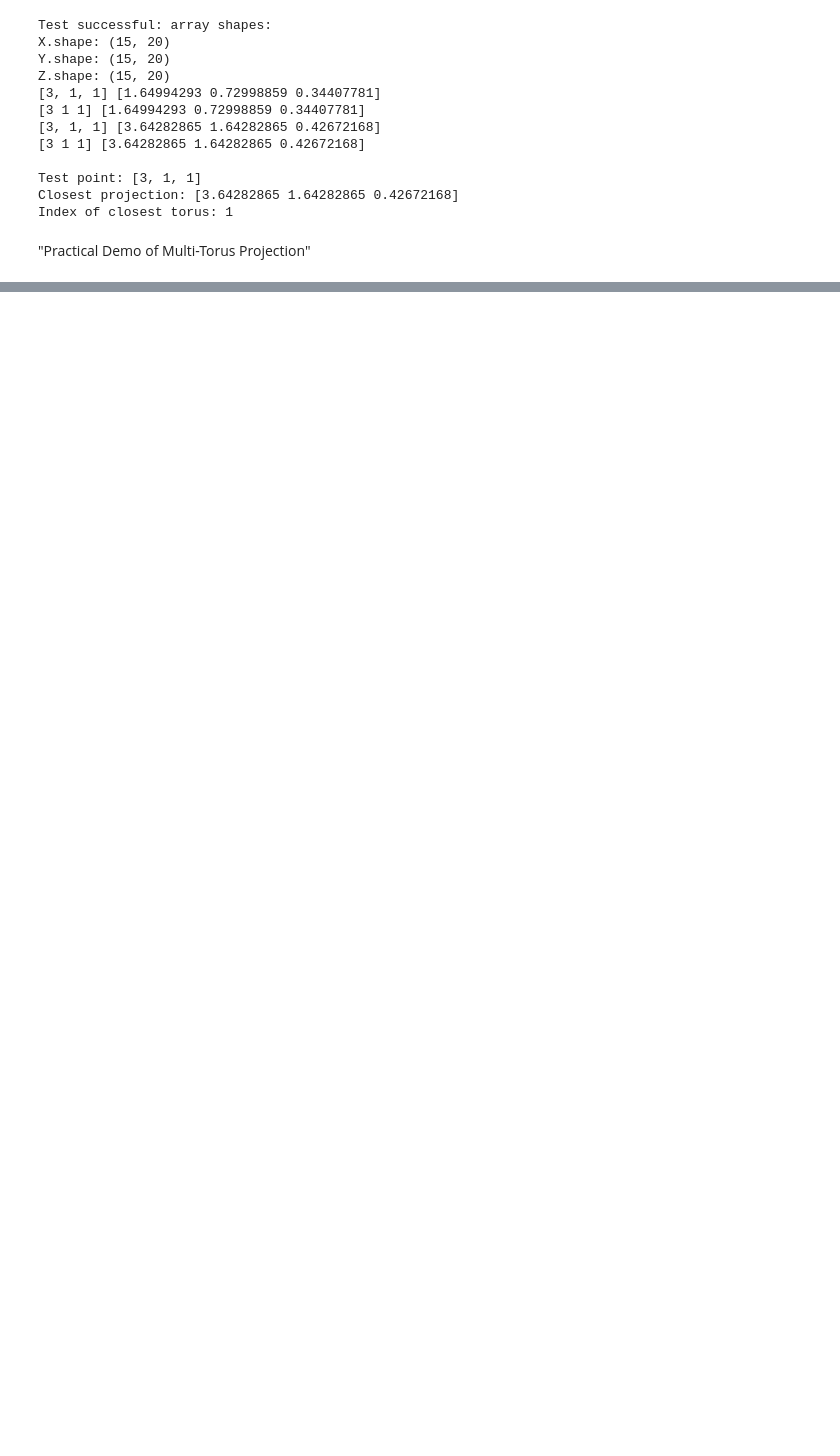
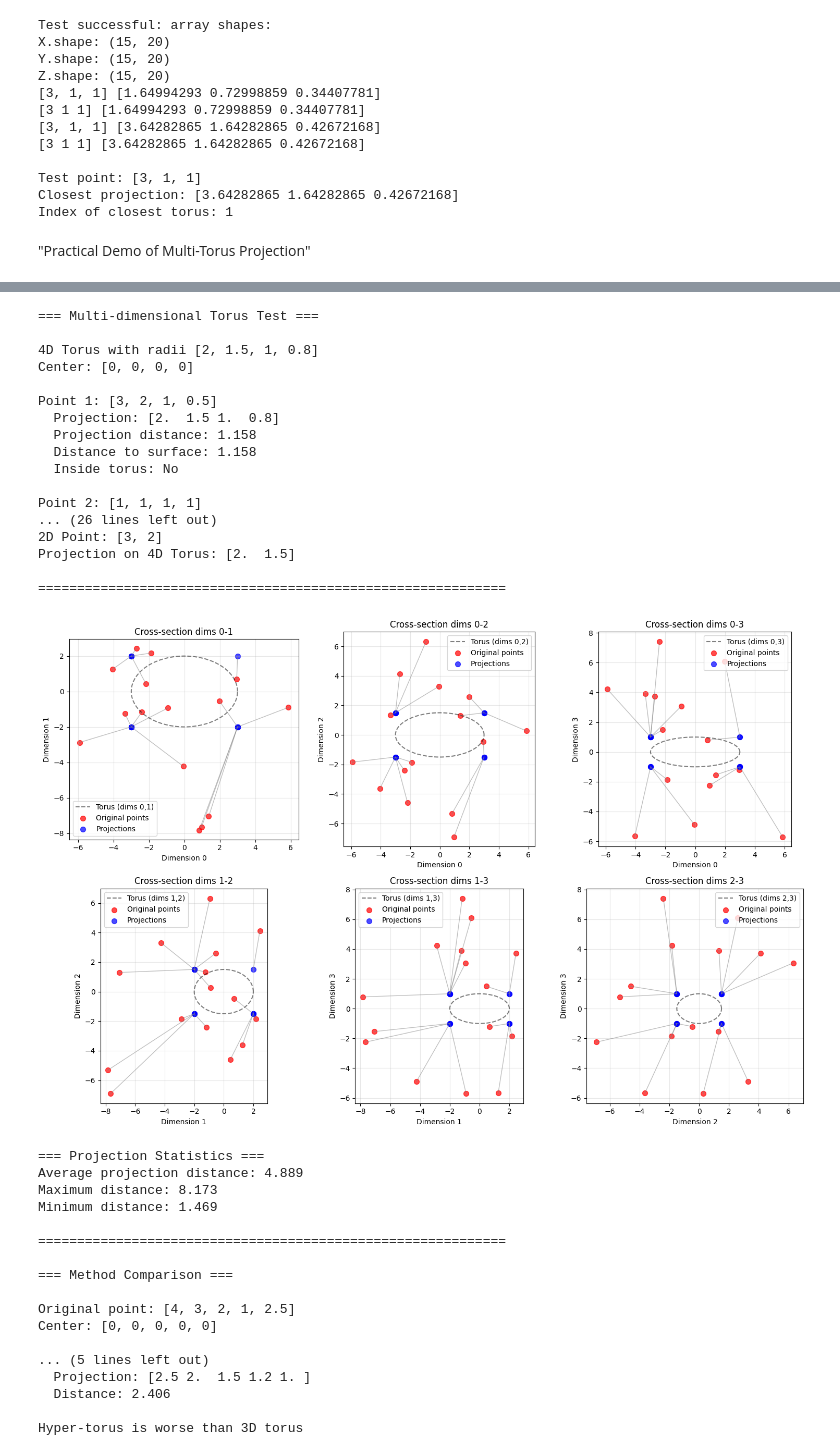
Before and after one commit to maralkh/Manifold-Learning, a Jupyter notebook: src/projections.ipynb, the cells around one changed output, grey strips where cells are left out. Drawn from its saved outputs; the diff is of its cells as text; code cells hidden in the pictures; blank space fills up the shorter version.

```diff
--- a/src/projections.ipynb
+++ b/src/projections.ipynb
@@ -296,0 +328,44 @@ Point 1: [ 0.0,  0.0,  2.0]
+# %%
+from hyper_torus import *
+
+test_hyper_torus()
+print("\n" + "="*60 + "\n")
+visualize_hyper_torus_projections()
+print("\n" + "="*60 + "\n")
+compare_methods()
+# %% [output]
+=== Multi-dimensional Torus Test ===
+
+4D Torus with radii [2, 1.5, 1, 0.8]
+Center: [0, 0, 0, 0]
+
+Point 1: [3, 2, 1, 0.5]
+  Projection: [2.  1.5 1.  0.8]
+  Projection distance: 1.158
+  Distance to surface: 1.158
+  Inside torus: No
+
+Point 2: [1, 1, 1, 1]
+... (26 lines left out)
+2D Point: [3, 2]
+Projection on 4D Torus: [2.  1.5]
+
+============================================================
+[figure, added]
+=== Projection Statistics ===
+Average projection distance: 4.889
+Maximum distance: 8.173
+Minimum distance: 1.469
+
+============================================================
+
+=== Method Comparison ===
+
+Original point: [4, 3, 2, 1, 2.5]
+Center: [0, 0, 0, 0, 0]
+
+... (5 lines left out)
+  Projection: [2.5 2.  1.5 1.2 1. ]
+  Distance: 2.406
+
+Hyper-torus is worse than 3D torus
```
Also changed, not shown: parts of 3 cells of this notebook, 3 other files.
